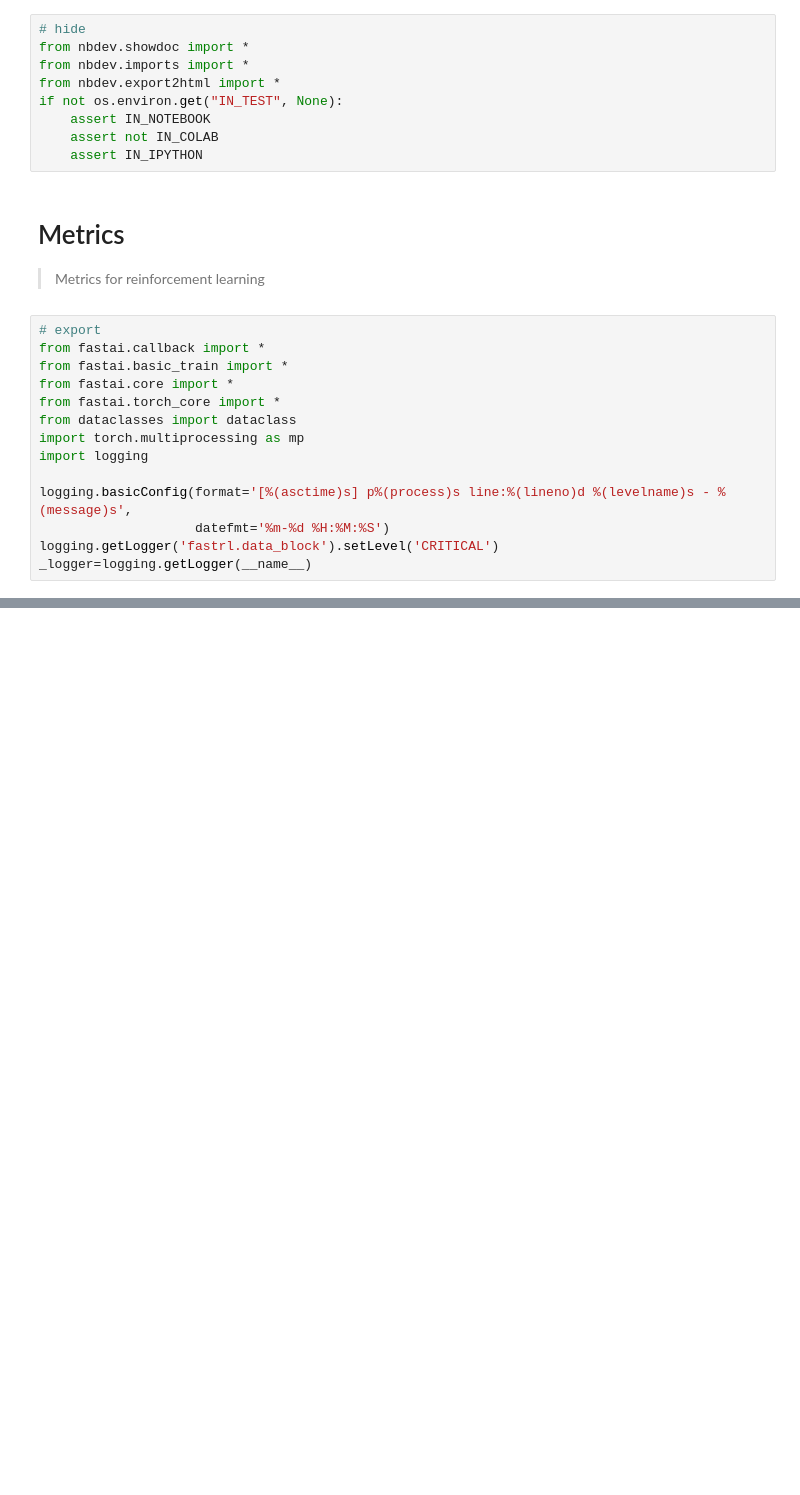
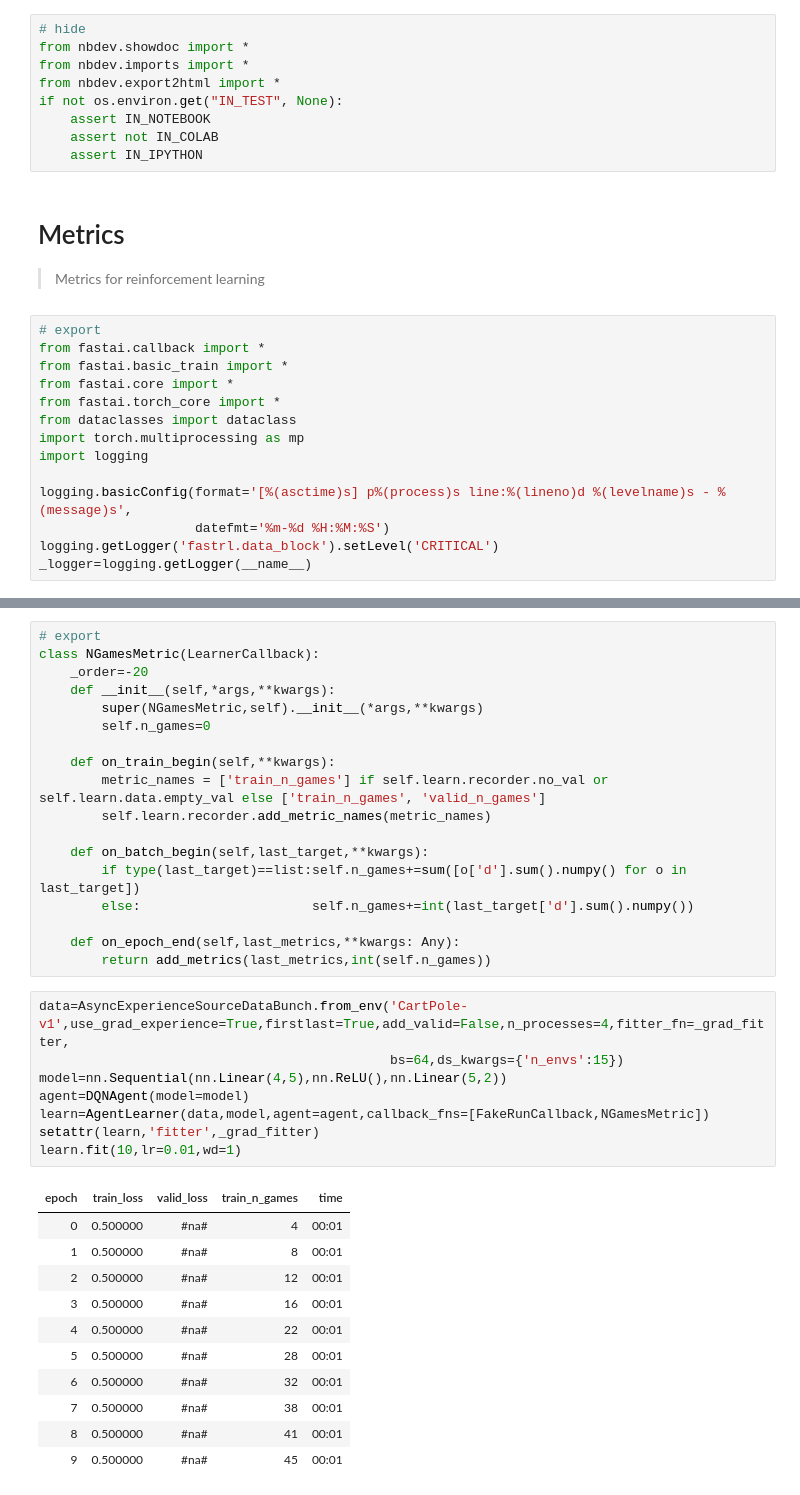
Before and after one commit to josiahls/fast-reinforcement-learning-2, a Jupyter notebook: nbs/04_metrics.ipynb, the cells around one changed output, grey strips where cells are left out. Drawn from its saved outputs; the diff is of its cells as text; blank space fills up the shorter version.

```diff
--- a/nbs/04_metrics.ipynb
+++ b/nbs/04_metrics.ipynb
@@ -106,0 +140,38 @@ learn.fit(10,lr=0.01,wd=1)
+# %%
+# export
+class NGamesMetric(LearnerCallback):
+    _order=-20
+    def __init__(self,*args,**kwargs):
+        super(NGamesMetric,self).__init__(*args,**kwargs)
+        self.n_games=0
+
+    def on_train_begin(self,**kwargs):
+        metric_names = ['train_n_games'] if self.learn.recorder.no_val or self.learn.data.empty_val else ['train_n_games', 'valid_n_games']
+        self.learn.recorder.add_metric_names(metric_names)
+
+    def on_batch_begin(self,last_target,**kwargs):
+        if type(last_target)==list:self.n_games+=sum([o['d'].sum().numpy() for o in last_target])
+        else:                      self.n_games+=int(last_target['d'].sum().numpy())
+
+    def on_epoch_end(self,last_metrics,**kwargs: Any):
+        return add_metrics(last_metrics,int(self.n_games))
+# %%
+data=AsyncExperienceSourceDataBunch.from_env('CartPole-v1',use_grad_experience=True,firstlast=True,add_valid=False,n_processes=4,fitter_fn=_grad_fitter,
+                                             bs=64,ds_kwargs={'n_envs':15})
+model=nn.Sequential(nn.Linear(4,5),nn.ReLU(),nn.Linear(5,2))
+agent=DQNAgent(model=model)
+learn=AgentLearner(data,model,agent=agent,callback_fns=[FakeRunCallback,NGamesMetric])
+setattr(learn,'fitter',_grad_fitter)
+learn.fit(10,lr=0.01,wd=1)
+# %% [output]
+| epoch | train_loss | valid_loss | train_n_games | time |
+| 0 | 0.500000 | #na# | 4 | 00:01 |
+| 1 | 0.500000 | #na# | 8 | 00:01 |
+| 2 | 0.500000 | #na# | 12 | 00:01 |
+| 3 | 0.500000 | #na# | 16 | 00:01 |
+| 4 | 0.500000 | #na# | 22 | 00:01 |
+| 5 | 0.500000 | #na# | 28 | 00:01 |
+| 6 | 0.500000 | #na# | 32 | 00:01 |
+| 7 | 0.500000 | #na# | 38 | 00:01 |
+| 8 | 0.500000 | #na# | 41 | 00:01 |
+| 9 | 0.500000 | #na# | 45 | 00:01 |
```
Also changed, not shown: parts of 8 cells of this notebook, 17 other files.
